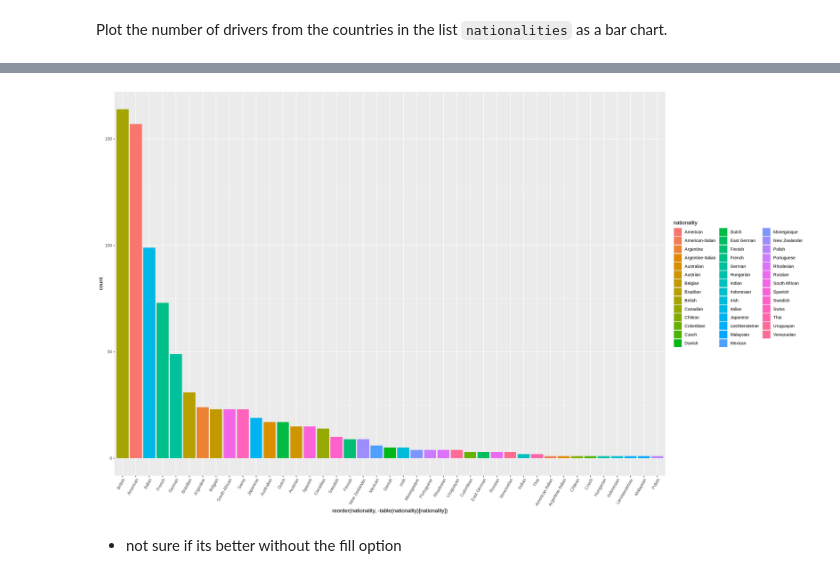
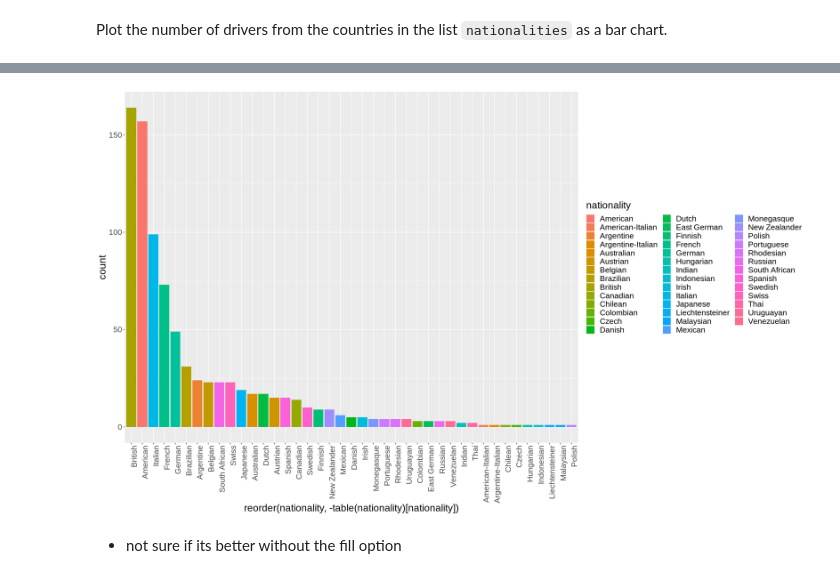
Before and after one commit to michiWS1920/ADS20, a Jupyter notebook: ADS_Programming_Assignment_2.ipynb, the cells around one changed output, grey strips where cells are left out. Saved outputs shown, nothing was run; the diff lists cells and outputs as text; code cells hidden in the pictures.

```diff
--- a/ADS_Programming_Assignment_2.ipynb
+++ b/ADS_Programming_Assignment_2.ipynb
@@ -244,12 +244,13 @@ A data.frame: 6 × 8
 # %%
 options(repr.plot.width=20, repr.plot.height=12)
 f1_df %>%
 
 ggplot(aes(x=reorder (nationality, -table(nationality)[nationality]))) +
 geom_bar(aes(fill = nationality)) +
-theme(axis.text.x = element_text(angle = 60, hjust = 1))
+theme(axis.text.x = element_text(angle = 90, hjust = 1),
+text = element_text(size=20))
 # %% [output]
-[figure, old version]
+[figure, new version]
 # %% [markdown]
 * not sure if its better without the fill option
 # %% [markdown]
```
Also changed, not shown: parts of 12 cells of this notebook.
